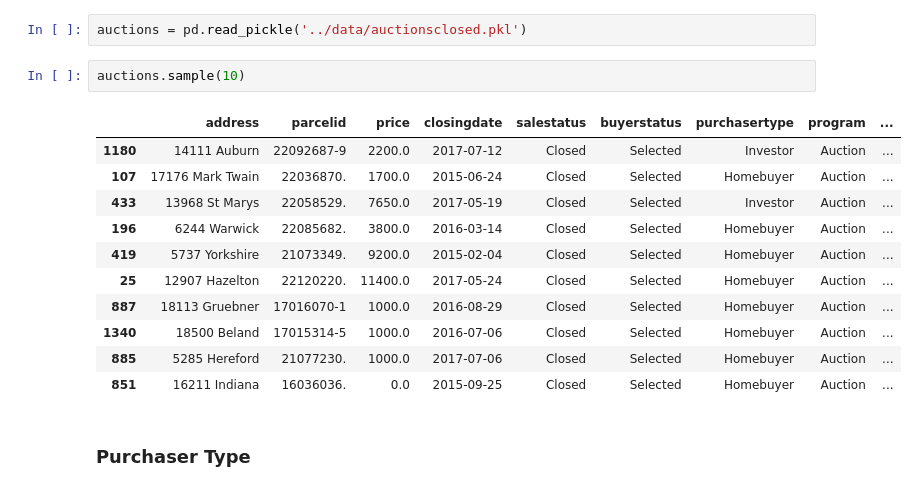
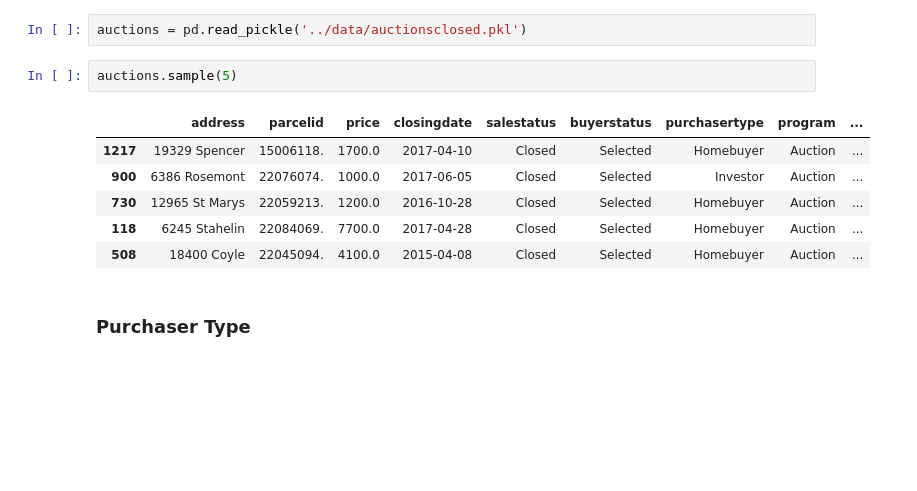
Before and after one commit to davidluther/Metis-Projects, a Jupyter notebook: 3-detroit-auctions/code/20-mcnulty-viz.ipynb, the cells around one changed output. Cells and saved outputs as stored; diff of their text form; blank space fills up the shorter version.

```diff
--- a/3-detroit-auctions/code/20-mcnulty-viz.ipynb
+++ b/3-detroit-auctions/code/20-mcnulty-viz.ipynb
@@ -16,19 +16,14 @@ from datetime import datetime, timedelta, date
 # %%
 auctions = pd.read_pickle('../data/auctionsclosed.pkl')
 # %%
-auctions.sample(10)
+auctions.sample(5)
 # %% [output]
 |  | address | parcelid | price | closingdate | salestatus | buyerstatus | purchasertype | program | ... |
-| 1180 | 14111 Auburn | 22092687-9 | 2200.0 | 2017-07-12 | Closed | Selected | Investor | Auction | ... |
-| 107 | 17176 Mark Twain | 22036870. | 1700.0 | 2015-06-24 | Closed | Selected | Homebuyer | Auction | ... |
-| 433 | 13968 St Marys | 22058529. | 7650.0 | 2017-05-19 | Closed | Selected | Investor | Auction | ... |
-| 196 | 6244 Warwick | 22085682. | 3800.0 | 2016-03-14 | Closed | Selected | Homebuyer | Auction | ... |
-| 419 | 5737 Yorkshire | 21073349. | 9200.0 | 2015-02-04 | Closed | Selected | Homebuyer | Auction | ... |
-| 25 | 12907 Hazelton | 22120220. | 11400.0 | 2017-05-24 | Closed | Selected | Homebuyer | Auction | ... |
-| 887 | 18113 Gruebner | 17016070-1 | 1000.0 | 2016-08-29 | Closed | Selected | Homebuyer | Auction | ... |
-| 1340 | 18500 Beland | 17015314-5 | 1000.0 | 2016-07-06 | Closed | Selected | Homebuyer | Auction | ... |
-| 885 | 5285 Hereford | 21077230. | 1000.0 | 2017-07-06 | Closed | Selected | Homebuyer | Auction | ... |
-| 851 | 16211 Indiana | 16036036. | 0.0 | 2015-09-25 | Closed | Selected | Homebuyer | Auction | ... |
+| 1217 | 19329 Spencer | 15006118. | 1700.0 | 2017-04-10 | Closed | Selected | Homebuyer | Auction | ... |
+| 900 | 6386 Rosemont | 22076074. | 1000.0 | 2017-06-05 | Closed | Selected | Investor | Auction | ... |
+| 730 | 12965 St Marys | 22059213. | 1200.0 | 2016-10-28 | Closed | Selected | Homebuyer | Auction | ... |
+| 118 | 6245 Stahelin | 22084069. | 7700.0 | 2017-04-28 | Closed | Selected | Homebuyer | Auction | ... |
+| 508 | 18400 Coyle | 22045094. | 4100.0 | 2015-04-08 | Closed | Selected | Homebuyer | Auction | ... |
 # %% [markdown]
 ### Purchaser Type
 # %%
```
Also changed, not shown: parts of 12 cells of this notebook, 4 other files.
